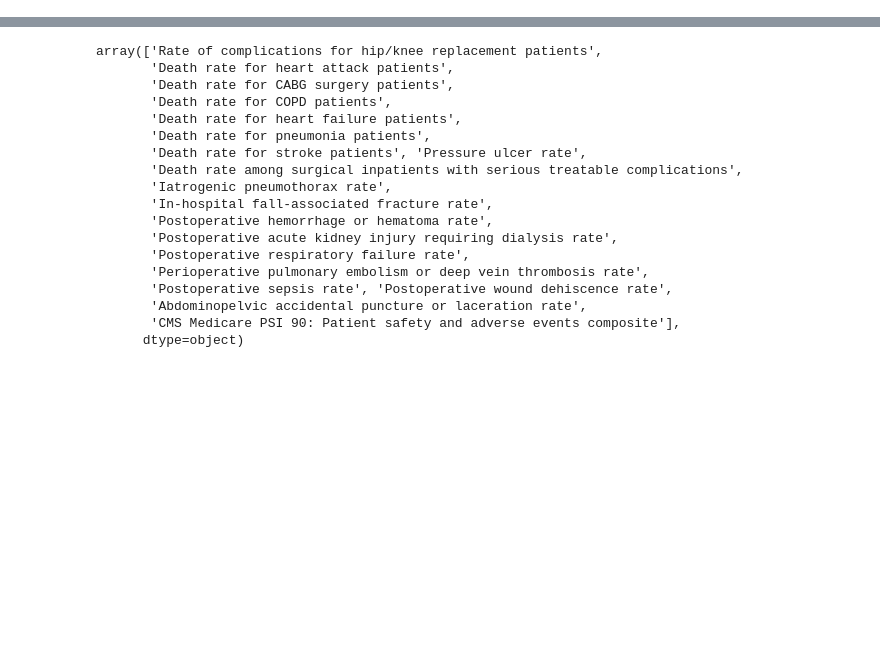
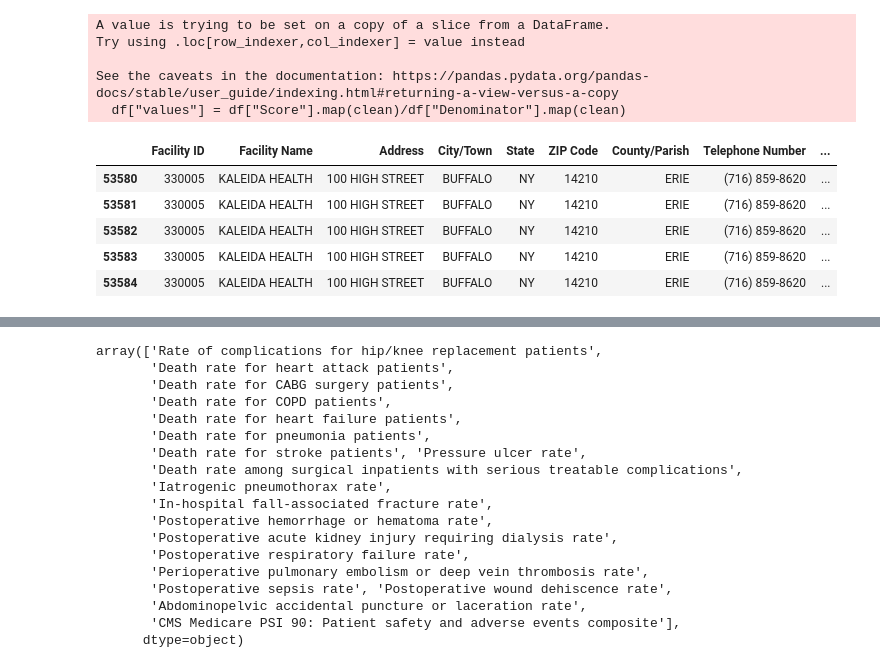
Before and after one commit to nikaslukyanov/Fair-Health-Finder, a Jupyter notebook: comp_death_analysis.ipynb, the cells around one changed output, grey strips where cells are left out. Cells and saved outputs as stored; diff of their text form; code cells hidden in the pictures; blank space fills up the shorter version.

Commit message:
more data analysis

```diff
--- a/comp_death_analysis.ipynb
+++ b/comp_death_analysis.ipynb
@@ -21,0 +22,22 @@ df.head()
+# %%
+df_cnd = pd.read_csv("Complications_and_Deaths-Hospital.csv")
+df_cnd.head()
+df = df_cnd[df_cnd["State"] == "NY"]
+clean = lambda x: float(x) if x != "Not Applicable" and x != "Not Available" else np.nan
+df["values"] = df["Score"].map(clean)/df["Denominator"].map(clean)
+df.loc[df["Measure ID"] == "PSI_90", "values"] = df[df["Measure ID"] == "PSI_90"]["Score"].map(clean)
+
+# Display the first few rows to verify
+df.head()
+# %% [output]
+A value is trying to be set on a copy of a slice from a DataFrame.
+Try using .loc[row_indexer,col_indexer] = value instead
+
+See the caveats in the documentation: https://pandas.pydata.org/pandas-docs/stable/user_guide/indexing.html#returning-a-view-versus-a-copy
+  df["values"] = df["Score"].map(clean)/df["Denominator"].map(clean)
+|  | Facility ID | Facility Name | Address | City/Town | State | ZIP Code | County/Parish | Telephone Number | ... |
+| 53580 | 330005 | KALEIDA HEALTH | 100 HIGH STREET | BUFFALO | NY | 14210 | ERIE | (716) 859-8620 | ... |
+| 53581 | 330005 | KALEIDA HEALTH | 100 HIGH STREET | BUFFALO | NY | 14210 | ERIE | (716) 859-8620 | ... |
+| 53582 | 330005 | KALEIDA HEALTH | 100 HIGH STREET | BUFFALO | NY | 14210 | ERIE | (716) 859-8620 | ... |
+| 53583 | 330005 | KALEIDA HEALTH | 100 HIGH STREET | BUFFALO | NY | 14210 | ERIE | (716) 859-8620 | ... |
+| 53584 | 330005 | KALEIDA HEALTH | 100 HIGH STREET | BUFFALO | NY | 14210 | ERIE | (716) 859-8620 | ... |
```
Also changed, not shown: parts of 20 cells of this notebook, 2 other files.
